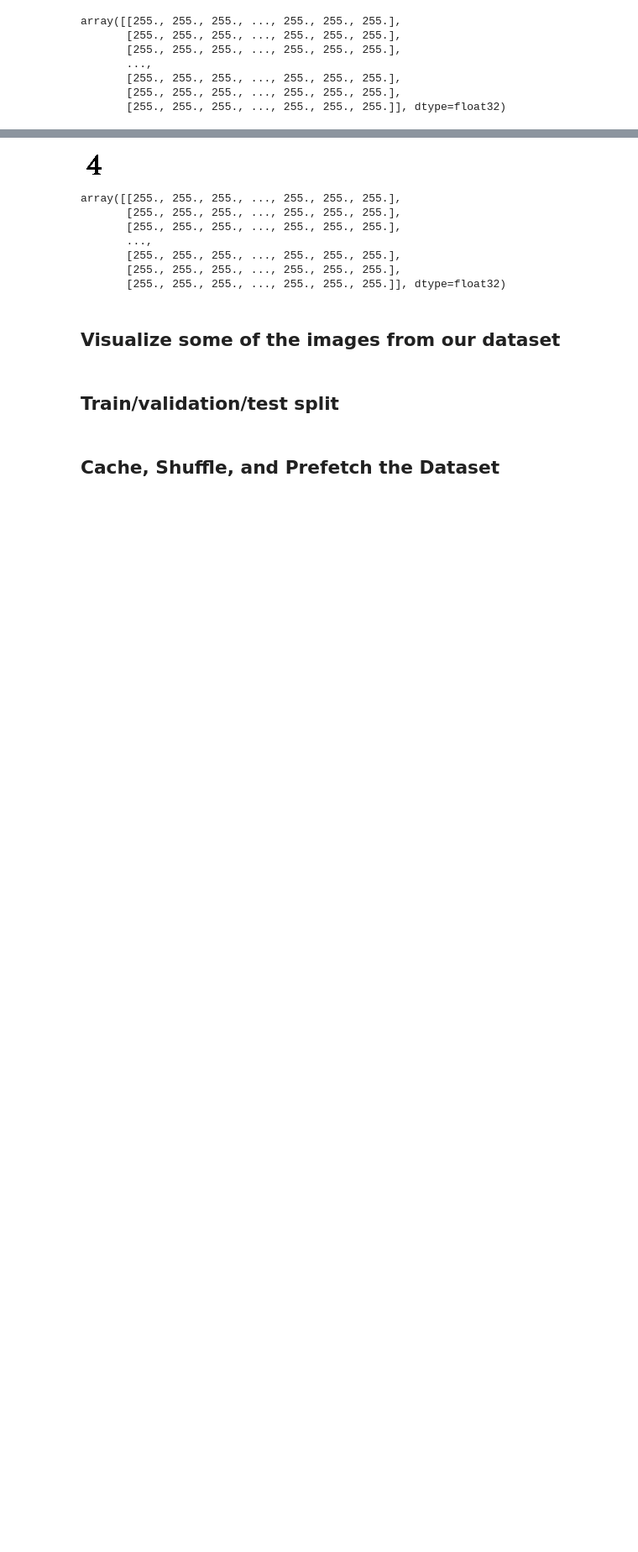
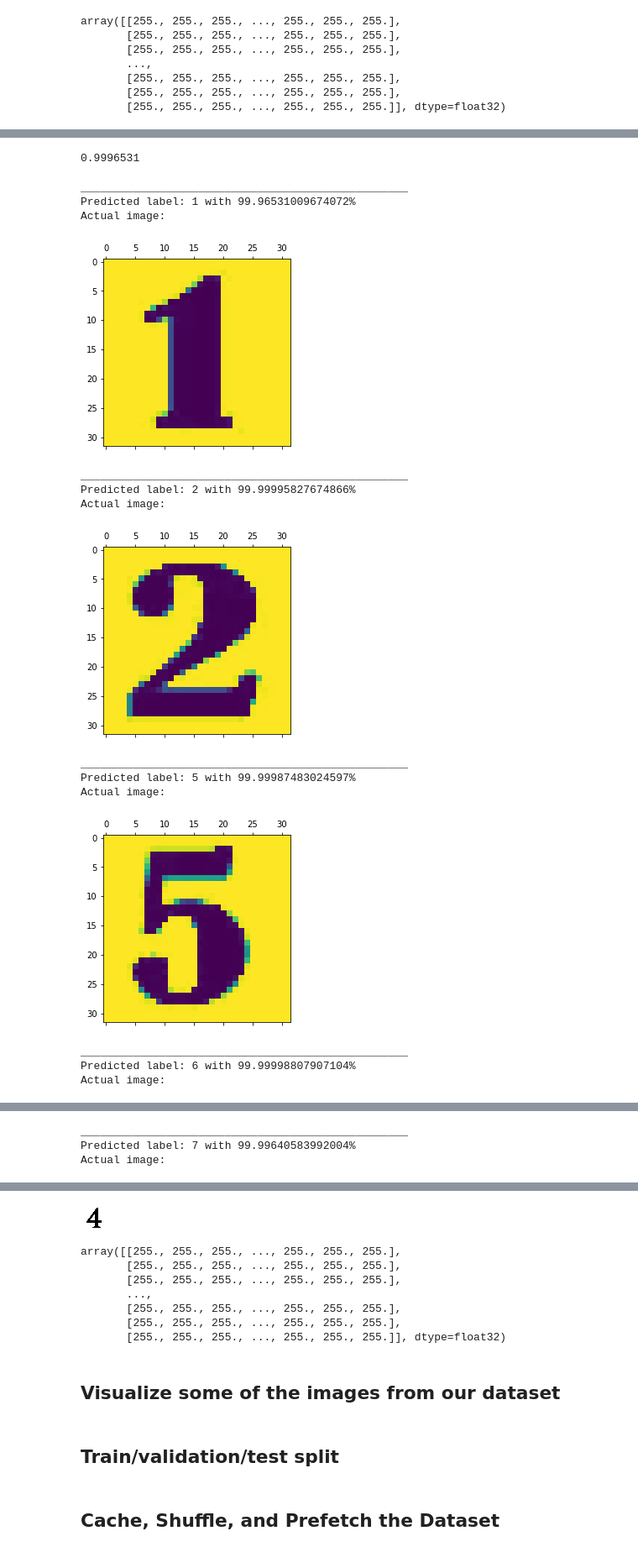
Before and after one commit to BotAlchemist/digit_recognition, a Jupyter notebook: digits_training.ipynb, the cells around one changed output, grey strips where cells are left out. Shown: that part at 84% size. Cells and saved outputs as stored; diff of their text form; code cells hidden in the pictures; blank space fills up the shorter version.

```diff
--- a/digits_training.ipynb
+++ b/digits_training.ipynb
@@ -295,6 +295,6 @@ array([[1.0651733e-02, 9.9983275e-01, 7.2412497e-01, ..., 9.7096241e-01,
 ## Check on Test data
 # %%
 import glob
-all_files= glob.glob("Test/*")
+all_files= glob.glob("Unseen/*")
 all_files
 # %% [output]
@@ -366,0 +341,4 @@ array([[9.99993563e-01, 4.17426163e-05, 9.56998587e-01, 7.12460637e-01,
+# %%
+y_predicted= loaded_model.predict(X_unseen)
+
+y_predicted_labels = [np.argmax(i) for i in y_predicted]
@@ -366,0 +347,27 @@ array([[9.99993563e-01, 4.17426163e-05, 9.56998587e-01, 7.12460637e-01,
+# %%
+max(y_predicted[0])
+# %% [output]
+0.9996531
+# %%
+for i_ in range(len(X_unseen)):
+    print("_"*50)
+    print("Predicted label: {} with {}%".format(y_predicted_labels[i_], max(y_predicted[i_])*100))
+    print("Actual image: ")
+    plt.matshow(X_unseen[i_])
+    plt.show()
+# %% [output]
+__________________________________________________
+Predicted label: 1 with 99.96531009674072%
+Actual image:
+[figure, added]
+__________________________________________________
+Predicted label: 2 with 99.99995827674866%
+Actual image:
+[figure, added]
+__________________________________________________
+Predicted label: 5 with 99.99987483024597%
+Actual image:
+[figure, added]
+__________________________________________________
+Predicted label: 6 with 99.99998807907104%
+Actual image:
@@ -366,0 +375,3 @@ array([[9.99993563e-01, 4.17426163e-05, 9.56998587e-01, 7.12460637e-01,
+__________________________________________________
+Predicted label: 7 with 99.99640583992004%
+Actual image:
```
Also changed, not shown: parts of 5 cells of this notebook.
